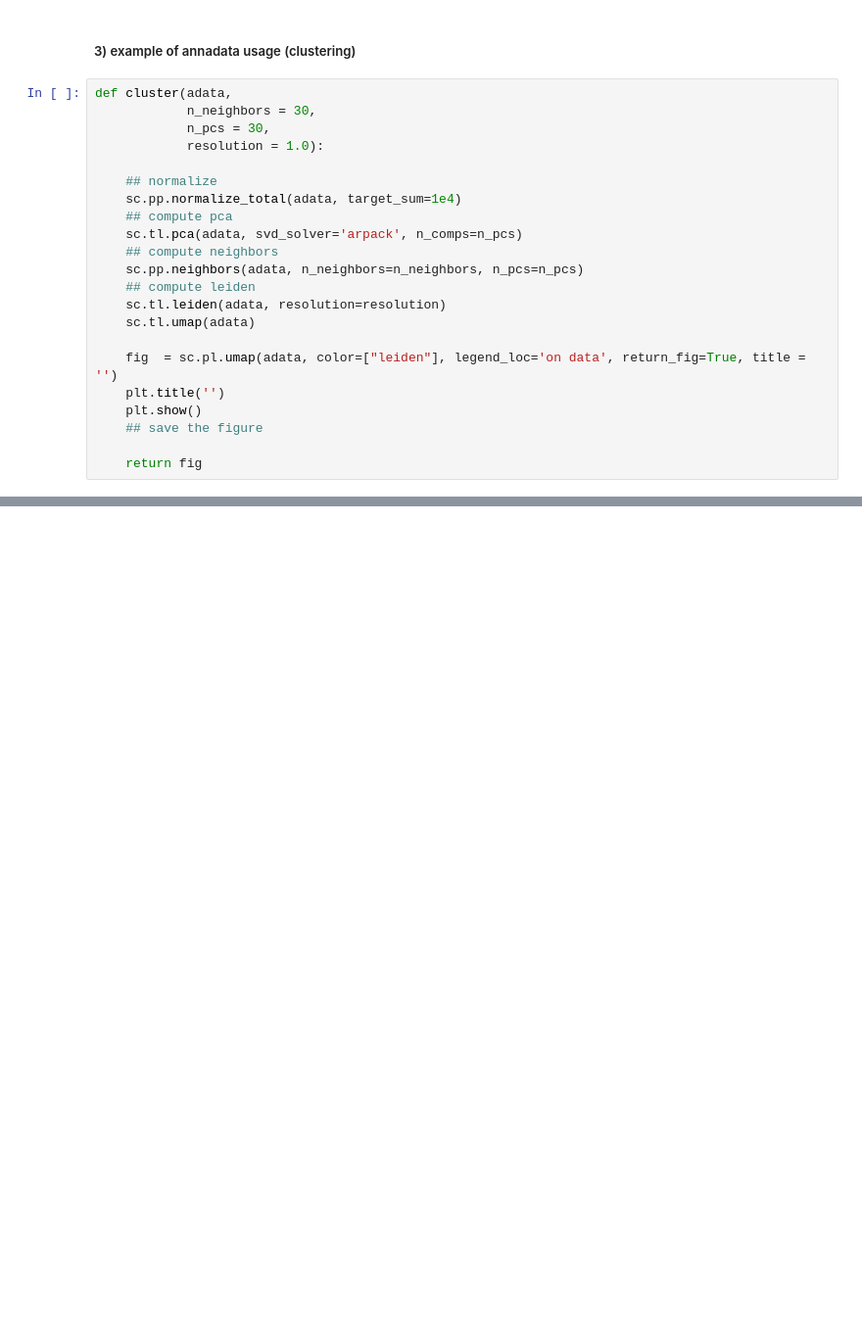
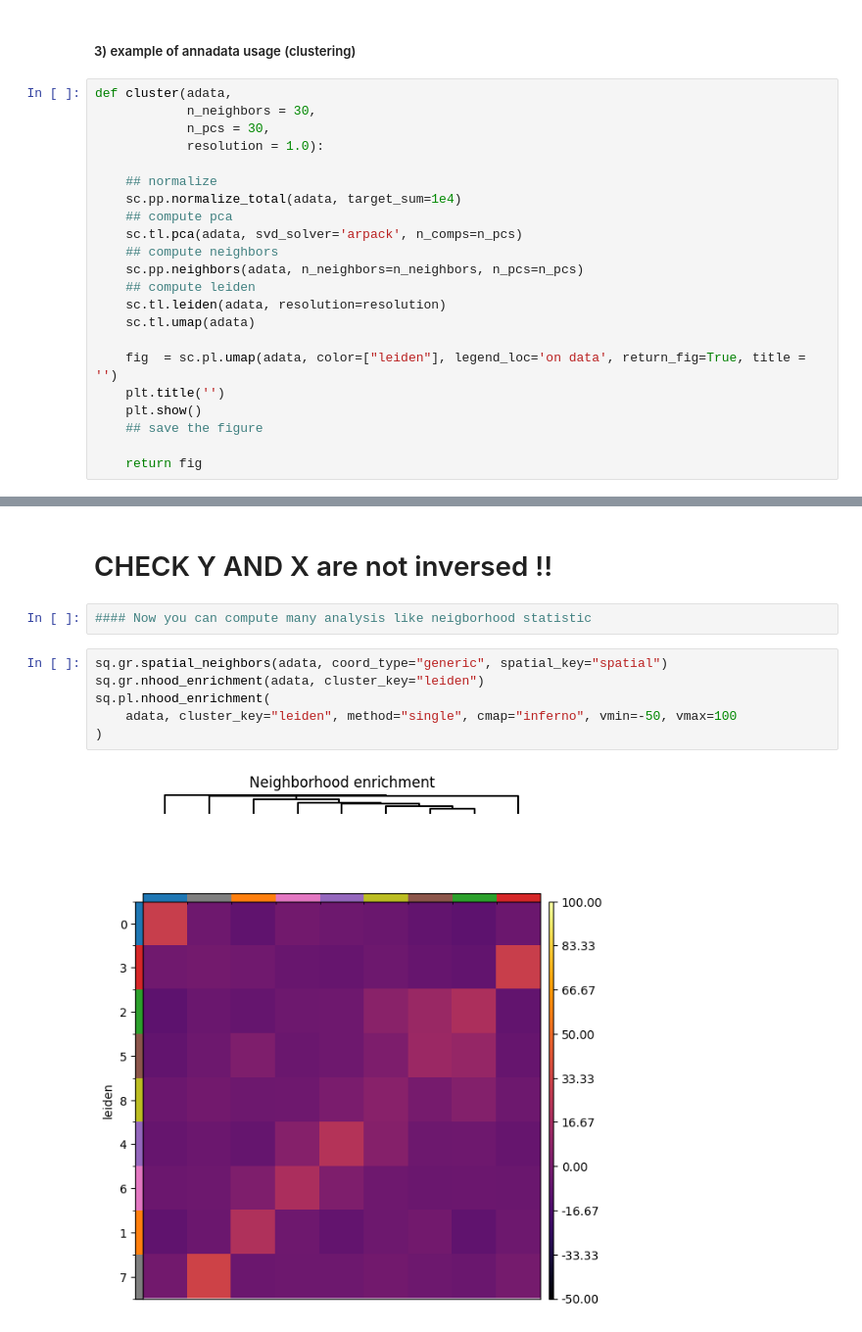
Before and after one commit to tdefa/t_me, a Jupyter notebook: Tutorial chenxi -Vizualization and segmentation.ipynb, the cells around one changed output, grey strips where cells are left out. Shown: that part at 98% size. Saved outputs shown, nothing was run; the diff lists cells and outputs as text; blank space fills up the shorter version.

```diff
--- a/Tutorial chenxi -Vizualization and segmentation.ipynb
+++ b/Tutorial chenxi -Vizualization and segmentation.ipynb
@@ -378,0 +461,12 @@ To enable the following instructions: AVX2 FMA, in other operations, rebuild Ten
+# %% [markdown]
+# CHECK Y AND X are not inversed  !!
+# %%
+#### Now you can compute many analysis like neigborhood statistic
+# %%
+sq.gr.spatial_neighbors(adata, coord_type="generic", spatial_key="spatial")
+sq.gr.nhood_enrichment(adata, cluster_key="leiden")
+sq.pl.nhood_enrichment(
+    adata, cluster_key="leiden", method="single", cmap="inferno", vmin=-50, vmax=100
+)
+# %% [output]
+[figure, added]
```
Also changed, not shown: parts of 27 cells of this notebook.
